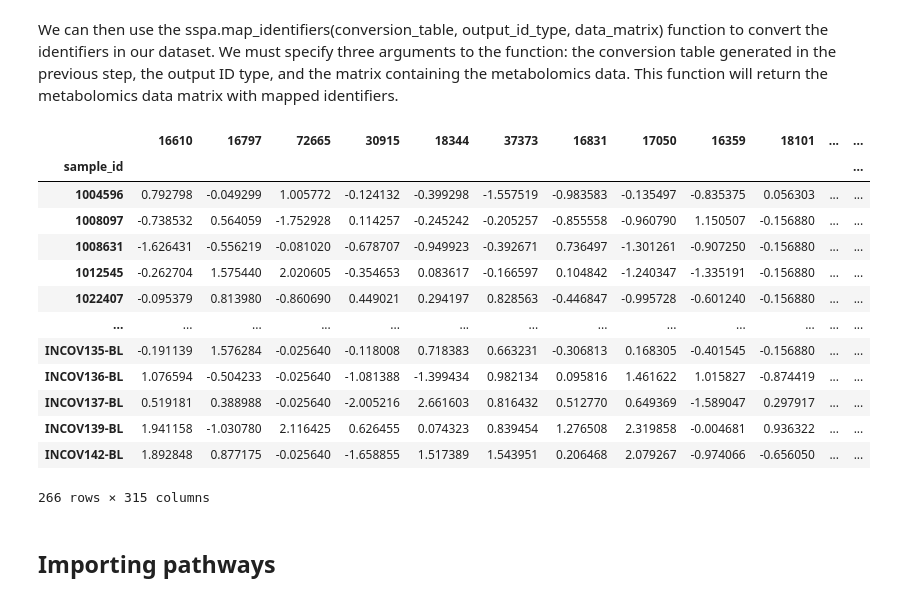
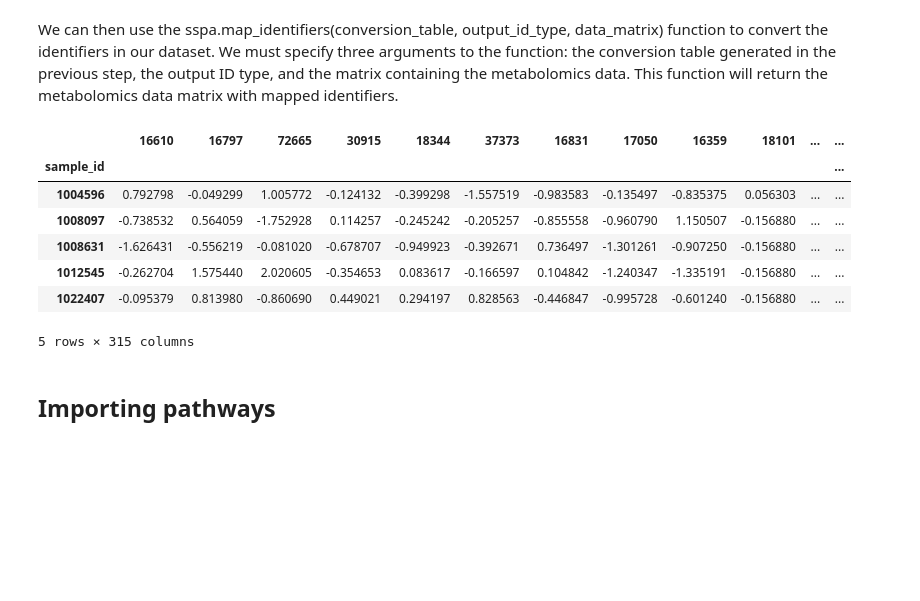
Before and after one commit to cwieder/SymbNET_tutorial, a Jupyter notebook: SymbNET_Pathway_Analysis_tutorial.ipynb, the cells around one changed output. Saved outputs shown, nothing was run; the diff lists cells and outputs as text; code cells hidden in the pictures; blank space fills up the shorter version.

```diff
--- a/SymbNET_Pathway_Analysis_tutorial.ipynb
+++ b/SymbNET_Pathway_Analysis_tutorial.ipynb
@@ -124,7 +175,7 @@ processed_data.to_csv("example_covid_data_processed.csv")
 # %% [markdown]
 Alternatively, to load the pre-processed dataset, set the argument "processed" to True
 # %%
-covid_data_processed = sspa.load_example_data(omicstype="metabolomics", processed=True)
+# covid_data_processed = sspa.load_example_data(omicstype="metabolomics", processed=True)
 # %% [markdown]
 ### Loading your own dataset
 
@@ -176,3 +231,5 @@ conversion_table
+# %%
+conversion_table = pd.read_csv('https://raw.githubusercontent.com/cwieder/SymbNET_tutorial/main/conversion_table_COVID.csv', dtype='object')
 # %% [markdown]
 Count how many identifiers have matches
 # %%
@@ -190,5 +247,5 @@ conversion_table.to_csv("conversion_table.csv")
 # %%
-conversion_table = pd.read_csv("conversion_table.csv", index_col=0, dtype=object)
+#conversion_table = pd.read_csv("conversion_table.csv", index_col=0, dtype=object)
 # %% [markdown]
 Troubleshooting: If difficulty is experienced in obtaining the ID conversion table (API error), please use the [MetaboAnalyst web interface](https://www.metaboanalyst.ca/MetaboAnalyst/upload/ConvertView.xhtml) and upload the resulting conversion table .csv file (called name_map.csv by default) to continue with the rest of the tutorial:
 # %%
@@ -198,22 +255,16 @@ We can then use the sspa.map_identifiers(conversion_table, output_id_type, data_
 # %%
 processed_data_mapped = sspa.map_identifiers(conversion_table, output_id_type="ChEBI", matrix=processed_data)
 # %%
-processed_data_mapped
+processed_data_mapped.head()
 # %% [output]
 |  | 16610 | 16797 | 72665 | 30915 | 18344 | 37373 | 16831 | 17050 | 16359 | 18101 | ... | ... |
 | sample_id |  |  |  |  |  |  |  |  |  |  |  | ... |
 | 1004596 | 0.792798 | -0.049299 | 1.005772 | -0.124132 | -0.399298 | -1.557519 | -0.983583 | -0.135497 | -0.835375 | 0.056303 | ... | ... |
 | 1008097 | -0.738532 | 0.564059 | -1.752928 | 0.114257 | -0.245242 | -0.205257 | -0.855558 | -0.960790 | 1.150507 | -0.156880 | ... | ... |
 | 1008631 | -1.626431 | -0.556219 | -0.081020 | -0.678707 | -0.949923 | -0.392671 | 0.736497 | -1.301261 | -0.907250 | -0.156880 | ... | ... |
 | 1012545 | -0.262704 | 1.575440 | 2.020605 | -0.354653 | 0.083617 | -0.166597 | 0.104842 | -1.240347 | -1.335191 | -0.156880 | ... | ... |
 | 1022407 | -0.095379 | 0.813980 | -0.860690 | 0.449021 | 0.294197 | 0.828563 | -0.446847 | -0.995728 | -0.601240 | -0.156880 | ... | ... |
-| ... | ... | ... | ... | ... | ... | ... | ... | ... | ... | ... | ... | ... |
-| INCOV135-BL | -0.191139 | 1.576284 | -0.025640 | -0.118008 | 0.718383 | 0.663231 | -0.306813 | 0.168305 | -0.401545 | -0.156880 | ... | ... |
-| INCOV136-BL | 1.076594 | -0.504233 | -0.025640 | -1.081388 | -1.399434 | 0.982134 | 0.095816 | 1.461622 | 1.015827 | -0.874419 | ... | ... |
-| INCOV137-BL | 0.519181 | 0.388988 | -0.025640 | -2.005216 | 2.661603 | 0.816432 | 0.512770 | 0.649369 | -1.589047 | 0.297917 | ... | ... |
-| INCOV139-BL | 1.941158 | -1.030780 | 2.116425 | 0.626455 | 0.074323 | 0.839454 | 1.276508 | 2.319858 | -0.004681 | 0.936322 | ... | ... |
-| INCOV142-BL | 1.892848 | 0.877175 | -0.025640 | -1.658855 | 1.517389 | 1.543951 | 0.206468 | 2.079267 | -0.974066 | -0.656050 | ... | ... |
-266 rows × 315 columns
+5 rows × 315 columns
 # %% [markdown]
 ## Importing pathways
 # %% [markdown]
```
Also changed, not shown: parts of 13 cells of this notebook.
